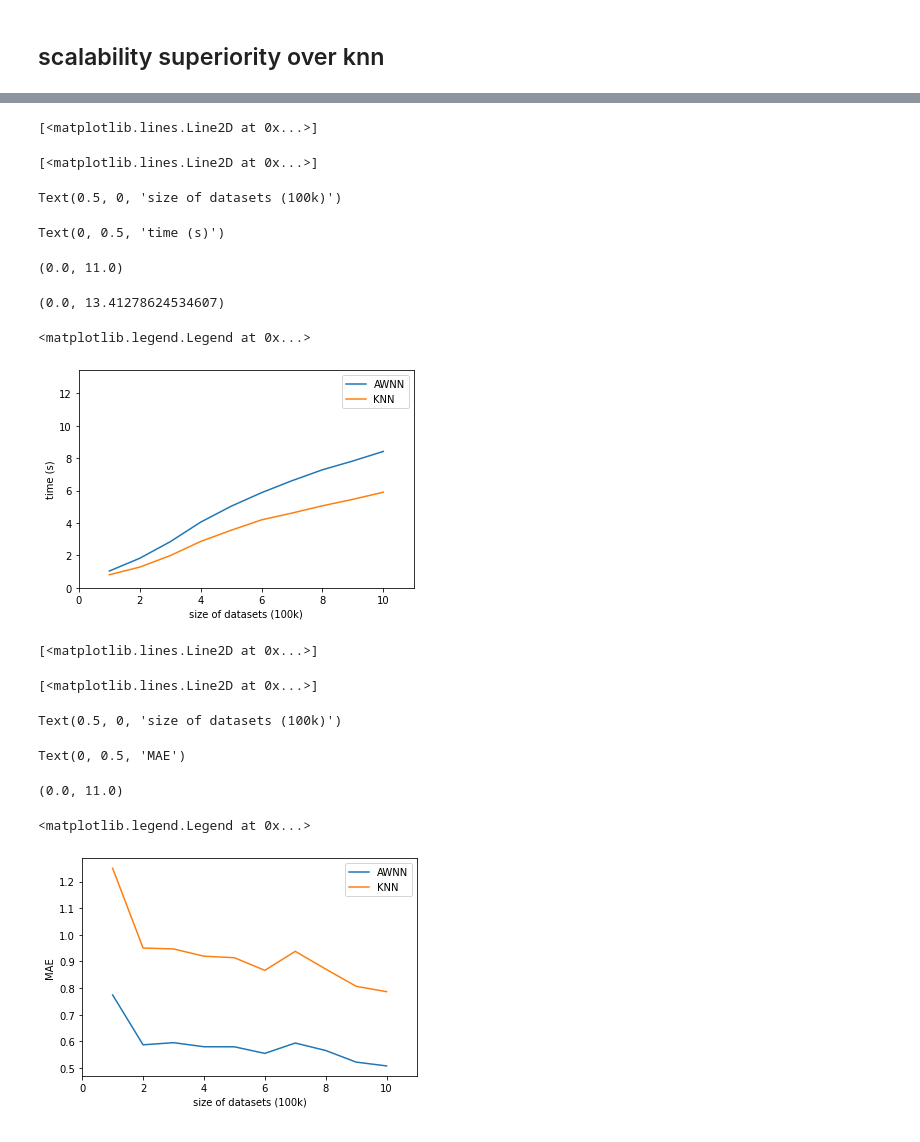
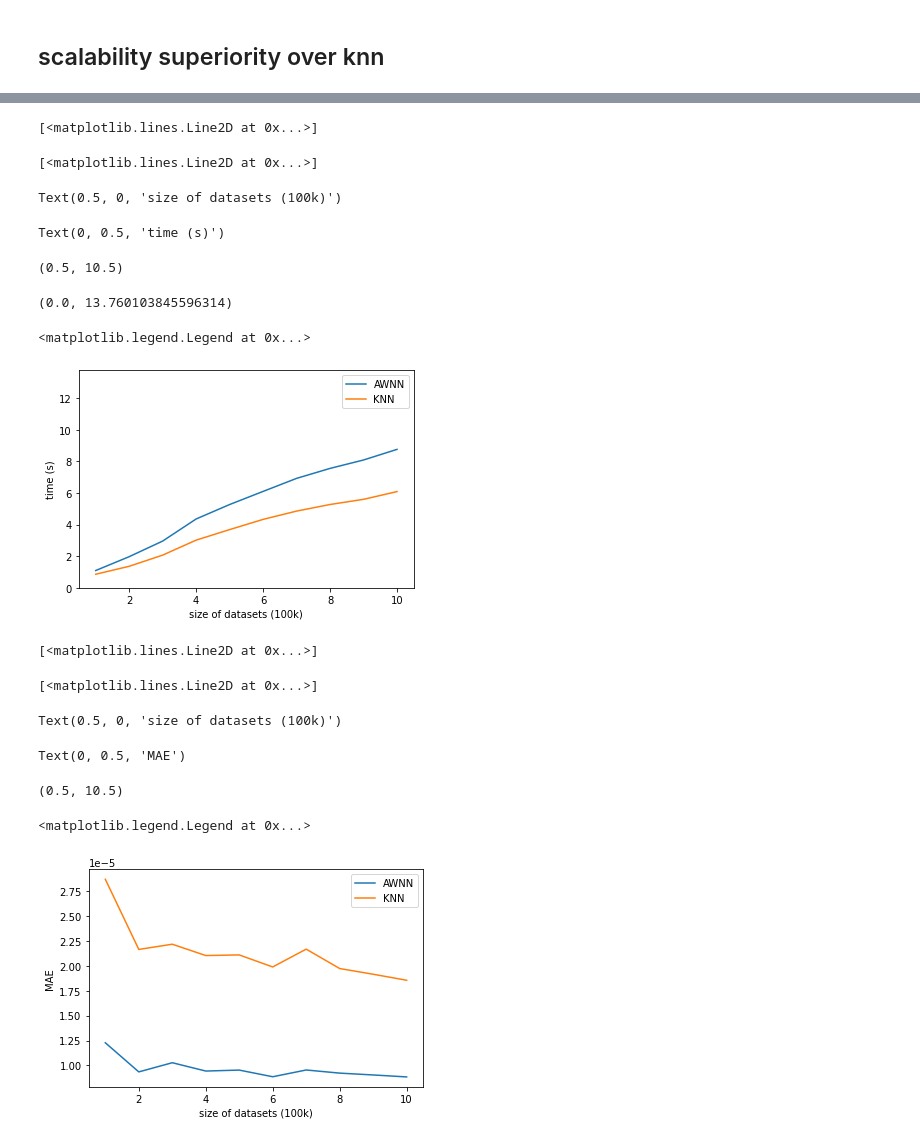
Before and after one commit to Karlmyh/NNDAD, a Jupyter notebook: Plot.ipynb, the cells around one changed output, grey strips where cells are left out. Cells and saved outputs as stored; diff of their text form; code cells hidden in the pictures.

```diff
--- a/Plot.ipynb
+++ b/Plot.ipynb
@@ -1887,7 +1887,7 @@ array([0.        , 1.34969413, 1.86579249, 2.11131771, 2.27975287,
 dim=10
 n_train_vec=[ i*100000 for i in range(1,11)]
 n_test=500
-distribution=2
+distribution=17
 
 density=TestDistribution(distribution,dim).returnDistribution()
 
@@ -1896,7 +1896,7 @@ mae_matrix=[]
 compare_time_matrix=[]
 compare_mae_matrix=[]
 
-C_vec=[0.5,0.6,0.7,0.9,1,1.2]
+C_vec=[0.5,0.6,0.7,0.9,1,1.2,1.4,1.6]
 k_vec=[1500,2000,2500,3000,3500]
 for seed in range(10):
 
@@ -1970,31 +1986,33 @@ plt.plot([i+1 for i in range(len(time_vec))],time_vec,label="AWNN")
 plt.plot([i+1 for i in range(len(time_vec))],compare_time_vec,label="KNN")
 plt.xlabel("size of datasets (100k)")
 plt.ylabel("time (s)")
-plt.xlim(0,11)
+plt.xlim(0.5,10.5)
 plt.ylim(0,max(time_vec)+5)
 plt.legend()
+plt.savefig("./plot_result/scalability_time.pdf",bbox_inches="tight")
 # %% [output]
 [<matplotlib.lines.Line2D at 0x...>]
 [<matplotlib.lines.Line2D at 0x...>]
 Text(0.5, 0, 'size of datasets (100k)')
 Text(0, 0.5, 'time (s)')
-(0.0, 11.0)
+(0.5, 10.5)
-(0.0, 13.41278624534607)
+(0.0, 13.760103845596314)
 <matplotlib.legend.Legend at 0x...>
-[figure, old version]
+[figure, new version]
 # %%
 plt.plot([i+1 for i in range(len(time_vec))],mae_vec,label="AWNN")
 plt.plot([i+1 for i in range(len(time_vec))],compare_mae_vec,label="KNN")
 plt.xlabel("size of datasets (100k)")
 plt.ylabel("MAE")
-plt.xlim(0,11)
+plt.xlim(0.5,10.5)
 
 plt.legend()
+plt.savefig("./plot_result/scalability_accuracy.pdf",bbox_inches="tight")
 # %% [output]
 [<matplotlib.lines.Line2D at 0x...>]
 [<matplotlib.lines.Line2D at 0x...>]
 Text(0.5, 0, 'size of datasets (100k)')
 Text(0, 0.5, 'MAE')
-(0.0, 11.0)
+(0.5, 10.5)
 <matplotlib.legend.Legend at 0x...>
-[figure, old version]
+[figure, new version]
```
Also changed, not shown: parts of 4 cells of this notebook, 5 other files.
